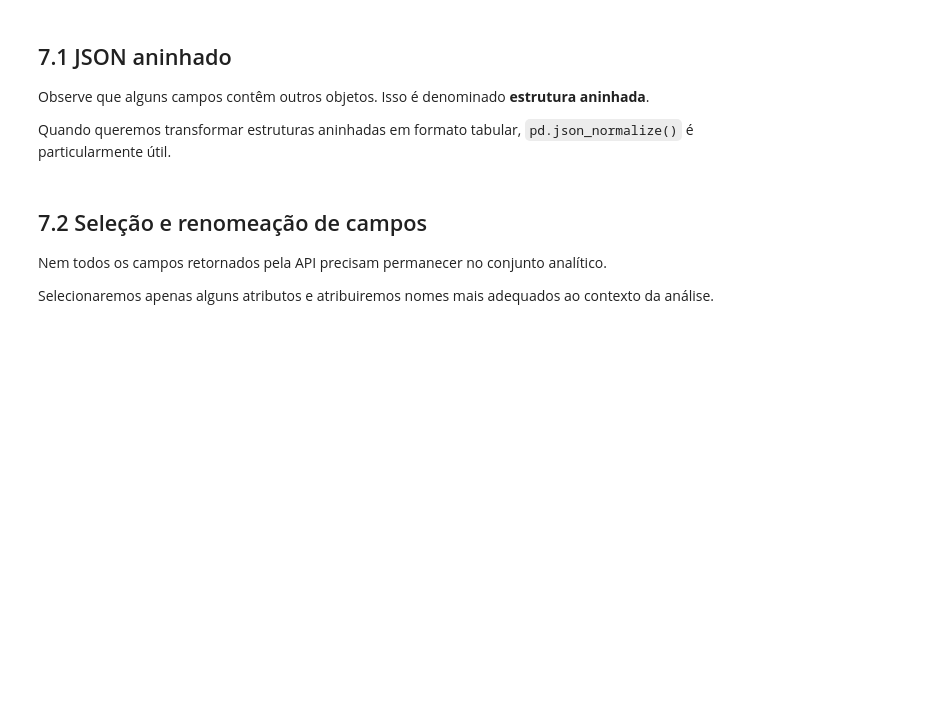
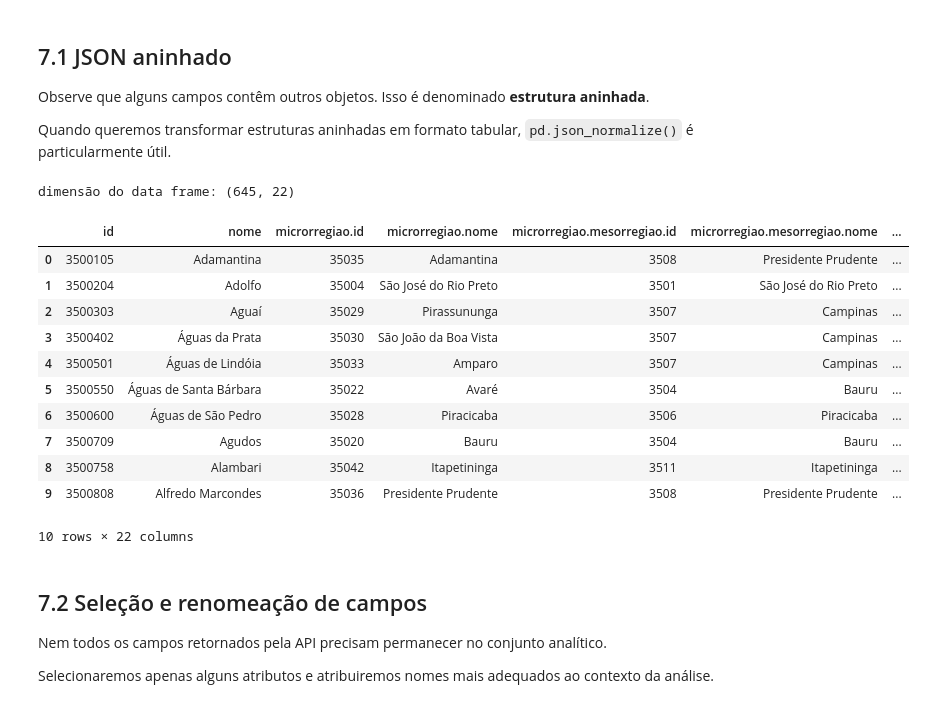
Before and after one commit to patrick0753/aulas_rafael_lapd, a Jupyter notebook: 5_Consumo_de_APIs_parte1.ipynb, the cells around one changed output. Saved outputs shown, nothing was run; the diff lists cells and outputs as text; code cells hidden in the pictures; blank space fills up the shorter version.

```diff
--- a/5_Consumo_de_APIs_parte1.ipynb
+++ b/5_Consumo_de_APIs_parte1.ipynb
@@ -657,3 +692,10 @@ Nesse caso:
 - `SP` identifica a unidade federativa;
 - `/municipios` especifica o recurso solicitado;
 - a resposta contém uma **lista de objetos JSON**.
+# %%
+url_ibge = 'https://servicodados.ibge.gov.br/api/v1/localidades/estados/SP/municipios'
+resposta_ibge = requisicao_get(url_ibge)
+municipios_sp = resposta_ibge.json()
+
+print(f'total de municipios: {len(municipios_sp)}')
+municipios_sp[:2]
@@ -663,6 +725,24 @@ Nesse caso:
 Observe que alguns campos contêm outros objetos. Isso é denominado **estrutura aninhada**.
 
 Quando queremos transformar estruturas aninhadas em formato tabular, `pd.json_normalize()` é particularmente útil.
+# %%
+df_municipios = pd.json_normalize(municipios_sp)
+print("dimensão do data frame:", df_municipios.shape)
+df_municipios.head(10)
+# %% [output]
+dimensão do data frame: (645, 22)
+|  | id | nome | microrregiao.id | microrregiao.nome | microrregiao.mesorregiao.id | microrregiao.mesorregiao.nome | ... |
+| 0 | 3500105 | Adamantina | 35035 | Adamantina | 3508 | Presidente Prudente | ... |
+| 1 | 3500204 | Adolfo | 35004 | São José do Rio Preto | 3501 | São José do Rio Preto | ... |
+| 2 | 3500303 | Aguaí | 35029 | Pirassununga | 3507 | Campinas | ... |
+| 3 | 3500402 | Águas da Prata | 35030 | São João da Boa Vista | 3507 | Campinas | ... |
+| 4 | 3500501 | Águas de Lindóia | 35033 | Amparo | 3507 | Campinas | ... |
+| 5 | 3500550 | Águas de Santa Bárbara | 35022 | Avaré | 3504 | Bauru | ... |
+| 6 | 3500600 | Águas de São Pedro | 35028 | Piracicaba | 3506 | Piracicaba | ... |
+| 7 | 3500709 | Agudos | 35020 | Bauru | 3504 | Bauru | ... |
+| 8 | 3500758 | Alambari | 35042 | Itapetininga | 3511 | Itapetininga | ... |
+| 9 | 3500808 | Alfredo Marcondes | 35036 | Presidente Prudente | 3508 | Presidente Prudente | ... |
+10 rows × 22 columns
 # %% [markdown]
 ## 7.2 Seleção e renomeação de campos
 
```
Also changed, not shown: parts of 14 cells of this notebook.
